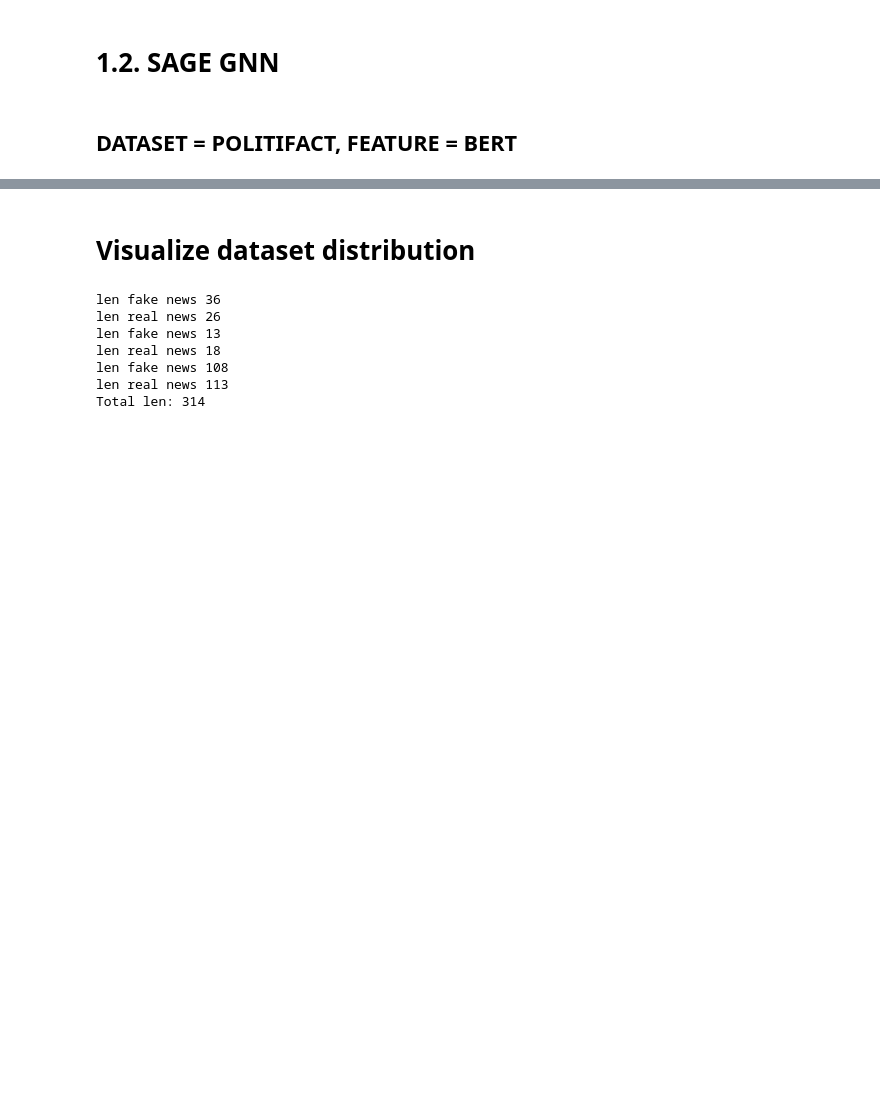
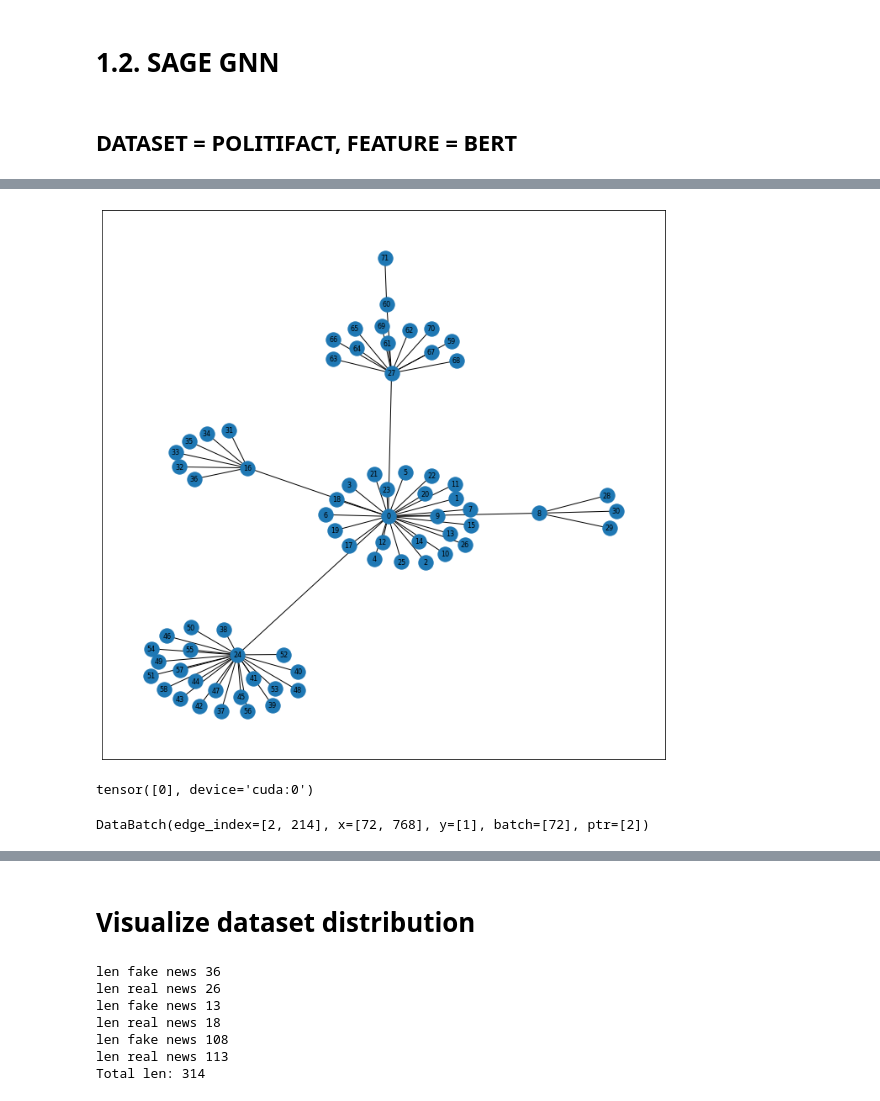
Before and after one commit to sersery35/Explainability_of_FND_Models, a Jupyter notebook: GNNFakeNews/notebooks/UPFD_SAGE_GNN_POL_Notebook.ipynb, the cells around one changed output, grey strips where cells are left out. Saved outputs shown, nothing was run; the diff lists cells and outputs as text; code cells hidden in the pictures; blank space fills up the shorter version.

```diff
--- a/GNNFakeNews/notebooks/UPFD_SAGE_GNN_POL_Notebook.ipynb
+++ b/GNNFakeNews/notebooks/UPFD_SAGE_GNN_POL_Notebook.ipynb
@@ -54,0 +64,19 @@ Dropping 406 edges out of 811
+# %%
+import torch
+# index 0 : Example1
+# index25: Example2
+echo_chamber1_loader = dataset_manager.loader(torch.utils.data.Subset(dataset_manager.train_loader.dataset, [0]), batch_size=dataset_manager.batch_size)
+for d in echo_chamber1_loader:
+    echo_chamber1 = d.to(model.m_args.device)
+# %%
+visualize_sample(echo_chamber1)
+# %% [output]
+[figure, added]
+# %%
+echo_chamber1.y
+# %% [output]
+tensor([0], device='cuda:0')
+# %%
+echo_chamber1
+# %% [output]
+DataBatch(edge_index=[2, 214], x=[72, 768], y=[1], batch=[72], ptr=[2])
```
Also changed, not shown: parts of 67 cells of this notebook, 26 other files.
